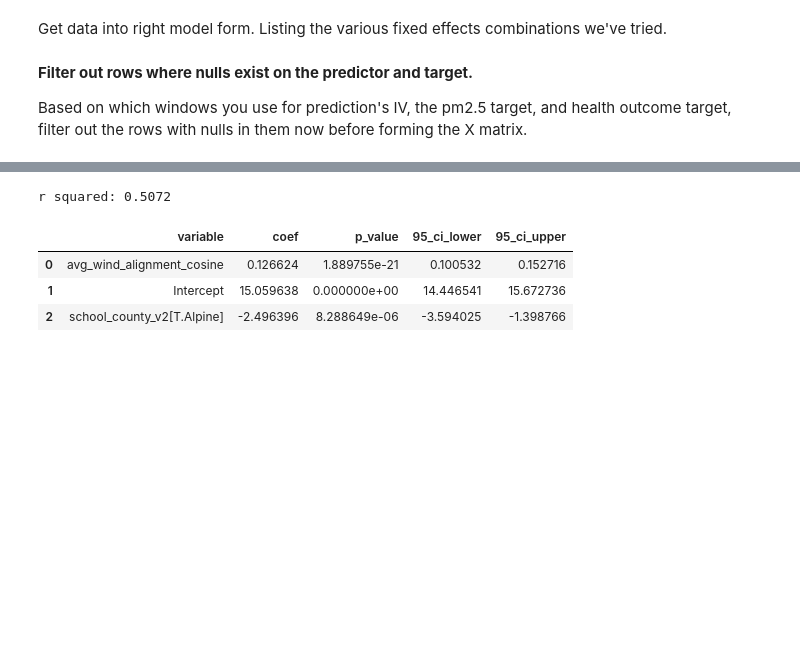
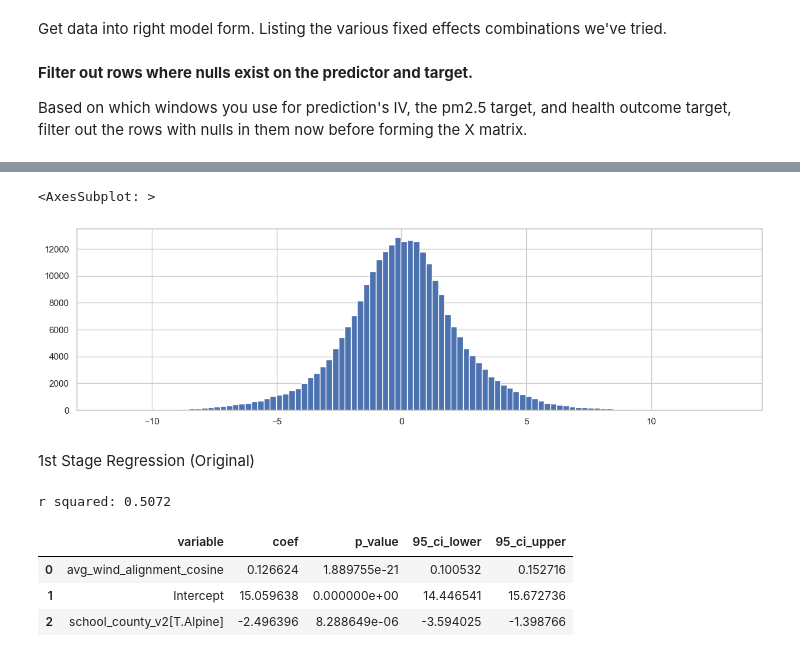
Before and after one commit to mattslyons/JLPS_capstone_project, a Jupyter notebook: modeling/anand_backup/2sls_ap_10-29-clean.ipynb, the cells around one changed output, grey strips where cells are left out. Drawn from its saved outputs; the diff is of its cells as text; code cells hidden in the pictures; blank space fills up the shorter version.

Commit message:
pushing up modeling version of lag lead input with test code run.

```diff
--- a/modeling/anand_backup/2sls_ap_10-29-clean.ipynb
+++ b/modeling/anand_backup/2sls_ap_10-29-clean.ipynb
@@ -863,0 +896,34 @@ Based on which windows you use for prediction's IV, the pm2.5 target, and health
+# %%
+# dropping population ones to avoid data leakage
+target_name_s1 = 'pm25_r12'
+predictor_name_s1 = 'avg_wind_alignment_cosine_r12'
+
+y, X = dmatrices(f'{target_name_s1} ~ {predictor_name_s1} + \
+  dist_school_to_ps_m + point_source_pm25_tpy + nearby_point_source_count + \
+  school_count + avg_wind_speed + ca_agi_per_returns + school_temperature + ps_temperature + \
+  school_county_v2 + month + year_trend * C(county_month)',
+  data=df_model, return_type='dataframe')
+
+# rearrange columns
+X = X[[predictor_name_s1] + [i for i in X.columns if not re.search(predictor_name_s1, i)]]
+
+# fit model
+fit1 = sm.OLS(y, X).fit()
+
+# add fitted y value to our dataset
+df_model['yhat_pm25'] = fit1.fittedvalues.values
+
+# save model
+if save_results:
+  fit1.save(os.path.join(fitted_models_path, 'stage1_ols.pickle'), remove_data=True)
+
+# Get residuals
+resids_and_fitted = pd.DataFrame({'resids': fit1.resid, 'fitted': fit1.fittedvalues.values})
+
+# calculate r^2
+ss_resid = sum((df_model['yhat_pm25'].values - df_model[target_name_s1].values)**2)
+ss_total = sum((df_model[target_name_s1].mean() - df_model[target_name_s1].values)**2)
+r_squared = 1 - ss_resid / ss_total
+print('r squared: {:.4f}'.format(r_squared))
+
+get_ols_res(fit1).head(3)
@@ -864,3 +936,11 @@ Based on which windows you use for prediction's IV, the pm2.5 target, and health
+# %%
+# histogram of the residuals
+resids_and_fitted['resids'].hist(bins=100)
+# %% [output]
+<AxesSubplot: >
+[figure, added]
+# %% [markdown]
+1st Stage Regression (Original)
 # %%
 # dropping population ones to avoid data leakage
 y, X = dmatrices('pm25 ~ avg_wind_alignment_cosine + \
```
Also changed, not shown: parts of 13 cells of this notebook.
